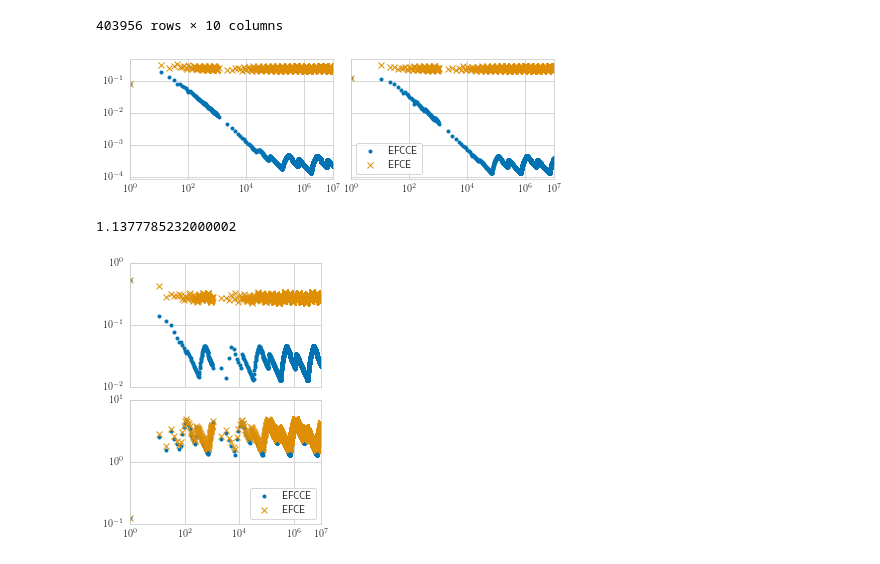
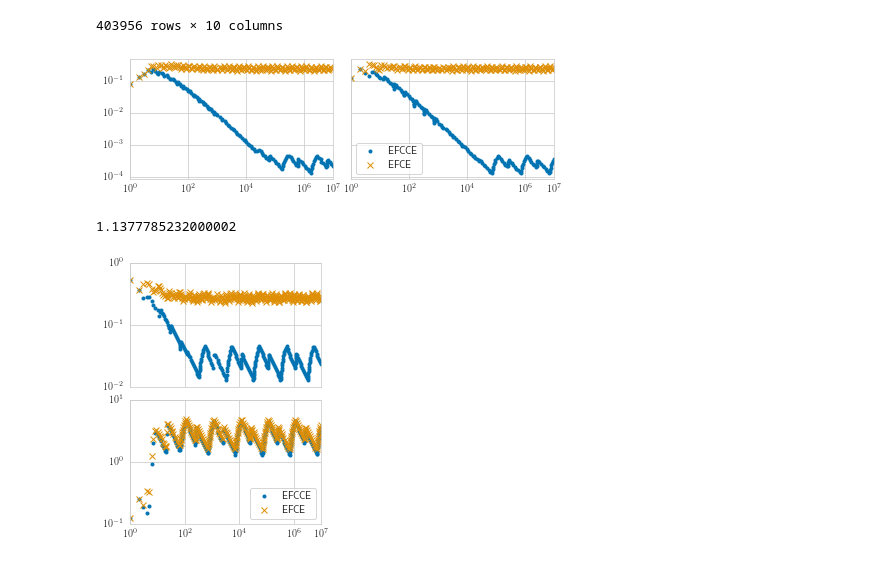
Before and after one commit to dmorrill10/hr_edl_experiments, a Jupyter notebook: cor_gap_data.ipynb, the cells around one changed output. Cells and saved outputs as stored; diff of their text form; code cells hidden in the pictures.

Commit message:
Improve markevery option in plotting script

```diff
--- a/cor_gap_data.ipynb
+++ b/cor_gap_data.ipynb
@@ -30,23 +30,31 @@ data
 # %%
 gr = 1.618
 
+kwargs = {
+    'markevery': 0.01,
+    'ls': ''
+}
+
+_, axes = plt.subplots(1, 2, figsize=(4*gr, 2), sharex=True, sharey=True)
+for ax in axes:
+    ax.set_xlim((1, 1e7))
+    ax.set_xscale('log')
+    ax.set_yscale('log')
+    ax.set_xticks((1, 1e2, 1e4, 1e6, 1e7))
+
 df = data.query('game_tag == "eshapley" and param == "small" and training_regime == "sim"')
 x = df.num_iterations.to_numpy()
-
-_, axes = plt.subplots(1, 2, figsize=(4*gr, 2), sharex=True, sharey=True)
 axes[0].plot(
     x,
     df.efcce_gap,
     marker='.',
-    ls='',
-    markevery=10
+    **kwargs
 )
 axes[0].plot(
     x,
     df.efce_gap,
     marker='x',
-    ls='',
-    markevery=10
+    **kwargs
 )
 
 df = data.query('game_tag == "eshapley" and param == "small" and training_regime == "alt"')
@@ -55,27 +63,19 @@ axes[1].plot(
     x,
     df.efcce_gap,
     marker='.',
-    ls='',
-    markevery=10
+    **kwargs
 )
 axes[1].plot(
     x,
     df.efce_gap,
     marker='x',
-    ls='',
-    markevery=10
+    **kwargs
 )
-
-for ax in axes:
-    ax.set_xlim((1, 1e7))
-    ax.set_xscale('log')
-    ax.set_yscale('log')
-    ax.set_xticks((1, 1e2, 1e4, 1e6, 1e7))
 plt.legend(['EFCCE', 'EFCE'])
 plt.tight_layout(0.4)
 plt.savefig('results/cor_gap.eshapley.small.pdf')
 # %% [output]
-[figure, old version]
+[figure, new version]
 # %%
 (data.efcce_gap - data.afcce_gap).abs().sum()
 # %% [output]
@@ -89,45 +89,41 @@ axes[0].plot(
     x,
     df.efcce_gap,
     marker='.',
-    ls='',
-    markevery=10
+    **kwargs
 )
 axes[0].plot(
     x,
     df.efce_gap,
     marker='x',
-    ls='',
-    markevery=10
+    **kwargs
 )
 
 df = data.query('game_tag == "eshapley" and param == "big" and training_regime == "alt"')
 x = df.num_iterations.to_numpy()
 axes[1].plot(
     x,
     df.efcce_gap,
     marker='.',
-    ls='',
-    markevery=10
+    **kwargs
 )
 axes[1].plot(
     x,
     df.efce_gap,
     marker='x',
-    ls='',
-    markevery=10
+    **kwargs
 )
 
 axes[0].set_ylim((1e-2, 1e0))
 axes[1].set_ylim((1e-1, 1e1))
 for ax in axes:
     ax.set_xlim((1, 1e7))
     ax.set_xscale('log')
     ax.set_yscale('log')
     ax.set_xticks((1, 1e2, 1e4, 1e6, 1e7))
 
 
 plt.legend(['EFCCE', 'EFCE'])
 plt.tight_layout(0.4)
 plt.savefig('results/cor_gap.eshapley.medium-big.alt.pdf')
 # %% [output]
-[figure, old version]
+[figure, new version]
```
